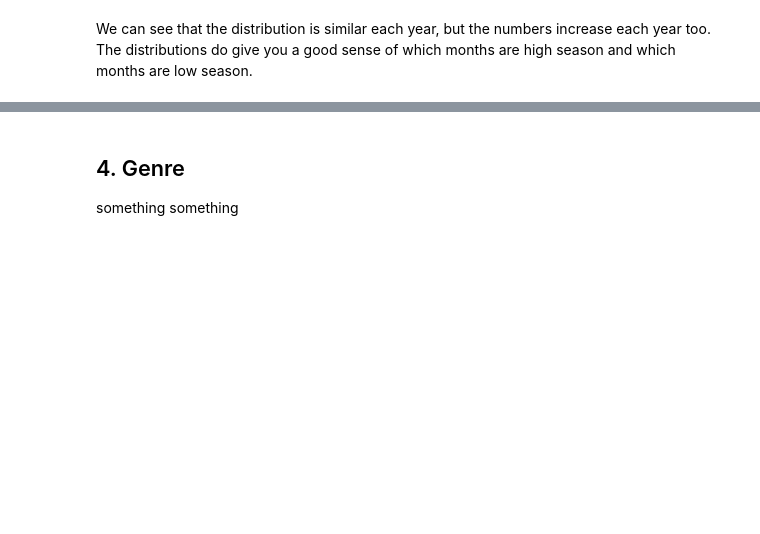
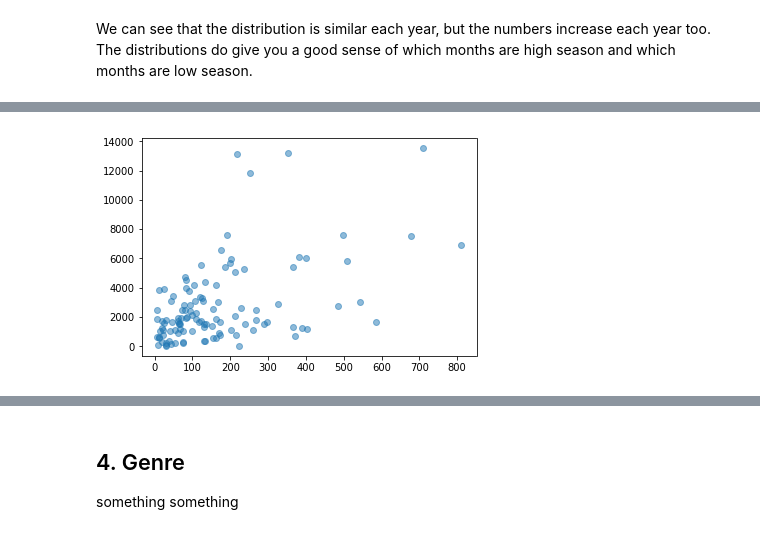
Before and after one commit to homboli/social_data, a Jupyter notebook: IPython Notebook (Draft).ipynb, the cells around one changed output, grey strips where cells are left out. Saved outputs shown, nothing was run; the diff lists cells and outputs as text; code cells hidden in the pictures; blank space fills up the shorter version.

```diff
--- a/IPython Notebook (Draft).ipynb
+++ b/IPython Notebook (Draft).ipynb
@@ -689,0 +730,7 @@ We can see that the distribution is similar each year, but the numbers increase
+# %%
+x = df_hotel["size"].get_values().astype(float)
+y = df_hotel["reviews"].get_values().astype(float)
+plt.scatter(x, y,alpha=0.5)
+plt.show()
+# %% [output]
+[figure, added]
```
Also changed, not shown: parts of 13 cells of this notebook.
